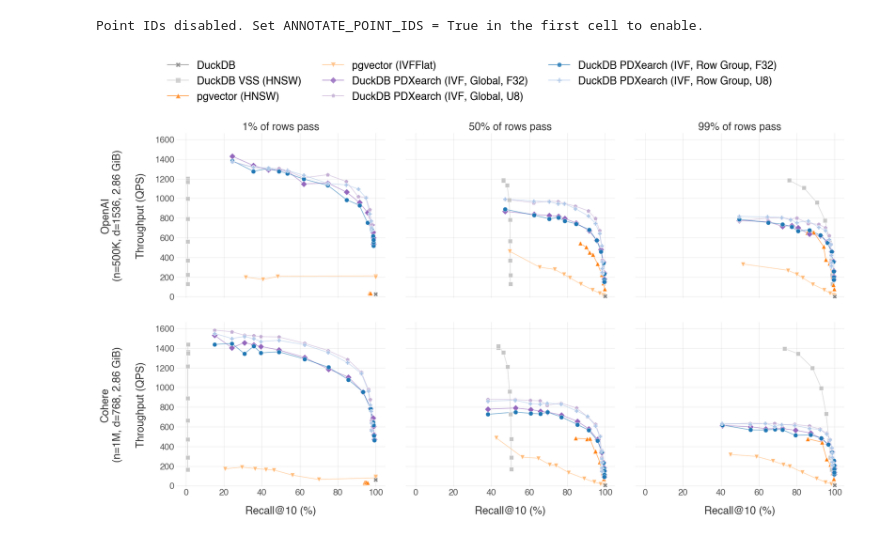
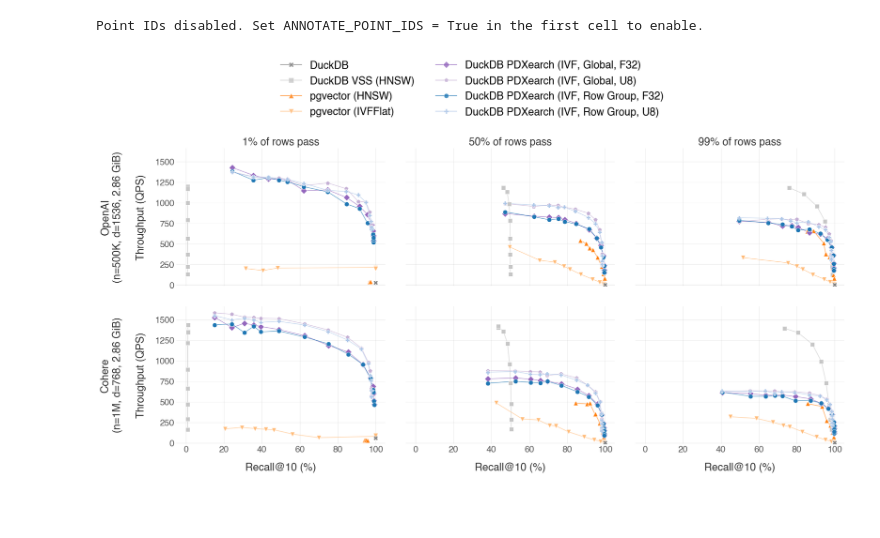
Before and after one commit to Noorts/vss-benchmarks, a Jupyter notebook: analysis/index_filtered_search_selectivity_blob.ipynb, the cells around one changed output. Cells and saved outputs as stored; diff of their text form; code cells hidden in the pictures; blank space fills up the shorter version.

Commit message:
feat: adjust filtered search selectivity plot size

```diff
--- a/analysis/index_filtered_search_selectivity_blob.ipynb
+++ b/analysis/index_filtered_search_selectivity_blob.ipynb
@@ -323,33 +323,33 @@ for row_idx, ds in enumerate(datasets):
         ax.spines['left'].set_visible(False)
         ax.spines['bottom'].set_visible(False)
 
         ax.set_xlim(-0.05, 1.05)
         ax.set_ylim(-10, global_ymax + 0.05)
         ax.set_xticks([i / 5 for i in range(6)])
         ax.xaxis.set_major_formatter(plt.FuncFormatter(lambda x, _: f"{x * 100:.0f}"))
 
         ax.tick_params(axis='both', colors=TICK_FONTS_COLOR, length=0)
         ax.tick_params(axis='x', labelsize=TICK_FONTSIZE)
         ax.tick_params(axis='y', labelsize=TICK_FONTSIZE)
 
         if row_idx != n_rows - 1:
             ax.set_xticklabels([])
         if col_idx != 0:
             ax.set_yticklabels([])
 
 legend_handles = []
 for index_type in all_index_types:
     color = local_index_colors.get(index_type, "#808080")
     marker = local_index_markers.get(index_type, "o")
     legend_handles.append(Line2D([0], [0], color=color, marker=marker, linestyle='-',
                                   markersize=8, markeredgecolor='white', markeredgewidth=0.5,
                                   linewidth=1.2, alpha=0.8, label=index_type))
 
-fig.legend(handles=legend_handles, loc="upper center", ncol=math.ceil(len(all_index_types) / 3),
+fig.legend(handles=legend_handles, loc="upper center", ncol=math.ceil(len(all_index_types) / 4),
            frameon=False, fontsize=LABEL_FONTSIZE, bbox_to_anchor=(0.5, 1.02))
 
-fig.tight_layout(rect=[0, 0, 1, 0.88])
+fig.tight_layout(rect=[0, 0, 1, 0.83])
 fig.subplots_adjust(wspace=0.10, hspace=0.15)
 save_fig("index_filtered_search_selectivity_blob")
 # %% [output]
-[figure, old version]
+[figure, new version]
```
